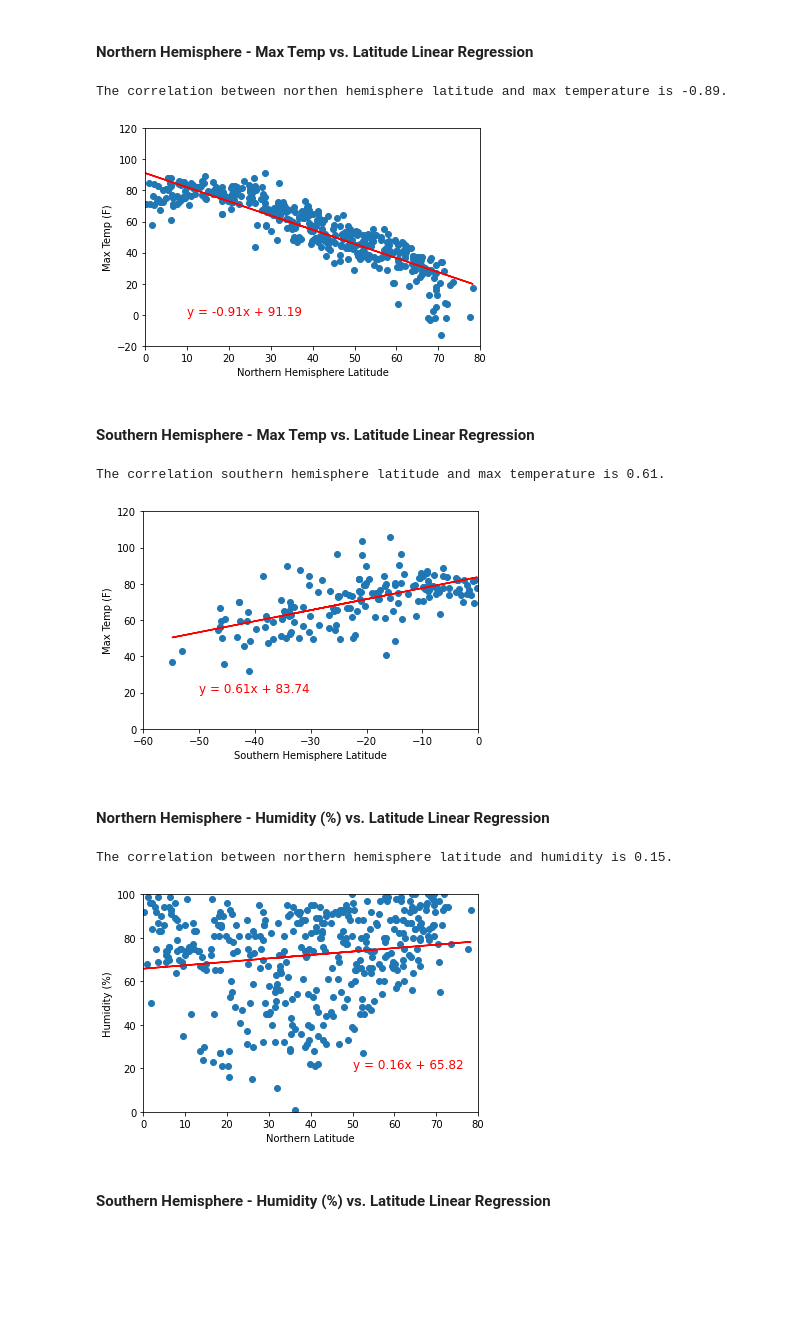
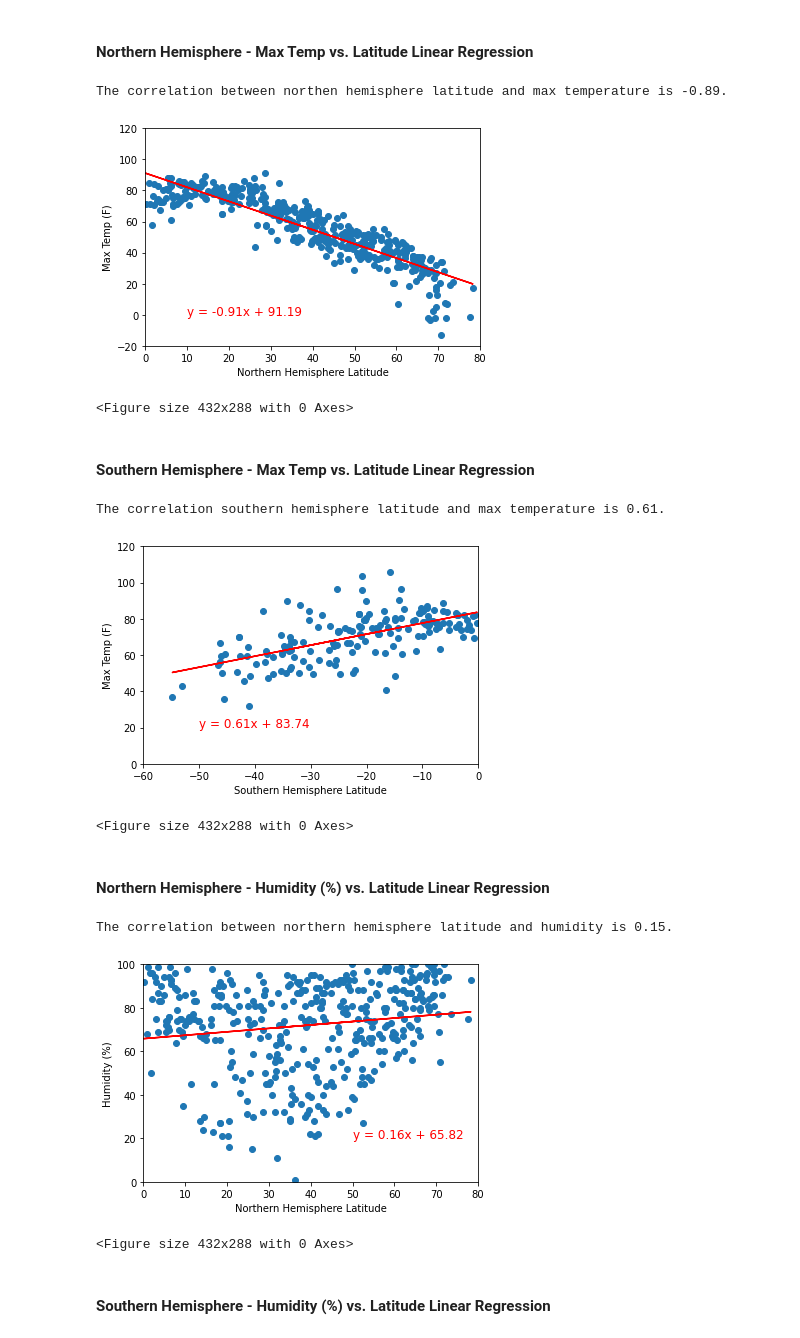
Before and after one commit to Ramirra/python-api-challenge, a Jupyter notebook: WeatherPy.ipynb, the cells around one changed output. Saved outputs shown, nothing was run; the diff lists cells and outputs as text; code cells hidden in the pictures; blank space fills up the shorter version.

```diff
--- a/WeatherPy.ipynb
+++ b/WeatherPy.ipynb
@@ -285,20 +317,26 @@ line_eq = "y = " + str(round(model[0],2)) + "x + " + str(round(model[1],2))
 
 # scatter plot of the data
 plt.scatter(northern_hemisphere["Lat"], northern_hemisphere["Max Temp"])
+plt.plot(northern_hemisphere["Lat"], yvalues, color = "red")
+
+#annotation and labels
 plt.annotate(line_eq,(10,0),fontsize=12,color="red")
 plt.xlabel ("Northern Hemisphere Latitude")
 plt.ylabel ("Max Temp (F)")
 
-
+#axes limits
 plt.ylim(-20, 120)
 plt.xlim(0, 80)
 
-plt.plot(northern_hemisphere["Lat"], yvalues, color = "red")
+#display plot
+plt.show()
 
-plt.show()
+#save image
+plt.savefig("Images/nh_lat_temp_regression.png")
 # %% [output]
 The correlation between northen hemisphere latitude and max temperature is -0.89.
 [figure]
+<Figure size 432x288 with 0 Axes>
 # %% [markdown]
 ####  Southern Hemisphere - Max Temp vs. Latitude Linear Regression
 # %%
@@ -317,52 +355,64 @@ line_eq = "y = " + str(round(model[0],2)) + "x + " + str(round(model[1],2))
 
 # scatter plot of the data
 plt.scatter(southern_hemisphere["Lat"], southern_hemisphere["Max Temp"])
+plt.plot(southern_hemisphere["Lat"], yvalues, color = "red")
+
+#annotation and labels
 plt.annotate(line_eq,(-50, 20),fontsize=12,color="red")
 plt.xlabel ("Southern Hemisphere Latitude")
 plt.ylabel ("Max Temp (F)")
 
-
+#axes limits
 plt.ylim(0, 120)
 plt.xlim(-60, 0)
 
-plt.plot(southern_hemisphere["Lat"], yvalues, color = "red")
+#display plot
+plt.show()
 
-plt.show()
+#save image
+plt.savefig("Images/sh_lat_temp_regression.png")
 # %% [output]
 The correlation southern hemisphere latitude and max temperature is 0.61.
 [figure]
+<Figure size 432x288 with 0 Axes>
 # %% [markdown]
 ####  Northern Hemisphere - Humidity (%) vs. Latitude Linear Regression
 # %%
 #determine St. Pearson Correlation Coefficient
 correlation = round(st.pearsonr(northern_hemisphere["Lat"], northern_hemisphere["Humidity"])[0],2)
 
 #print St. Pearson Correlation Coefficient
 print(f"The correlation between northern hemisphere latitude and humidity is {correlation:.2f}.")
 
 # establish linear regression values
 model = st.linregress(northern_hemisphere["Lat"], northern_hemisphere["Humidity"])
 
 # linear regression line
 yvalues = (northern_hemisphere["Lat"] * model[0]) + model[1]
 line_eq = "y = " + str(round(model[0],2)) + "x + " + str(round(model[1],2))
 
 # scatter plot of the data
 plt.scatter(northern_hemisphere["Lat"], northern_hemisphere["Humidity"])
+plt.plot(northern_hemisphere["Lat"], yvalues, color = "red")
+
+#annotation and labels
 plt.annotate(line_eq,(50, 20),fontsize=12,color="red")
-plt.xlabel ("Northern Latitude")
+plt.xlabel ("Northern Hemisphere Latitude")
 plt.ylabel ("Humidity (%)")
 
-
+#axes limits
 plt.ylim(0, 100)
 plt.xlim(0, 80)
 
-plt.plot(northern_hemisphere["Lat"], yvalues, color = "red")
+#display the plot
+plt.show()
 
-plt.show()
+#save image
+plt.savefig("Images/nh_lat_humidity_regression.png")
 # %% [output]
 The correlation between northern hemisphere latitude and humidity is 0.15.
-[figure, old version]
+[figure, new version]
+<Figure size 432x288 with 0 Axes>
 # %% [markdown]
 ####  Southern Hemisphere - Humidity (%) vs. Latitude Linear Regression
 # %%
```
Also changed, not shown: parts of 9 cells of this notebook, 12 other files.
